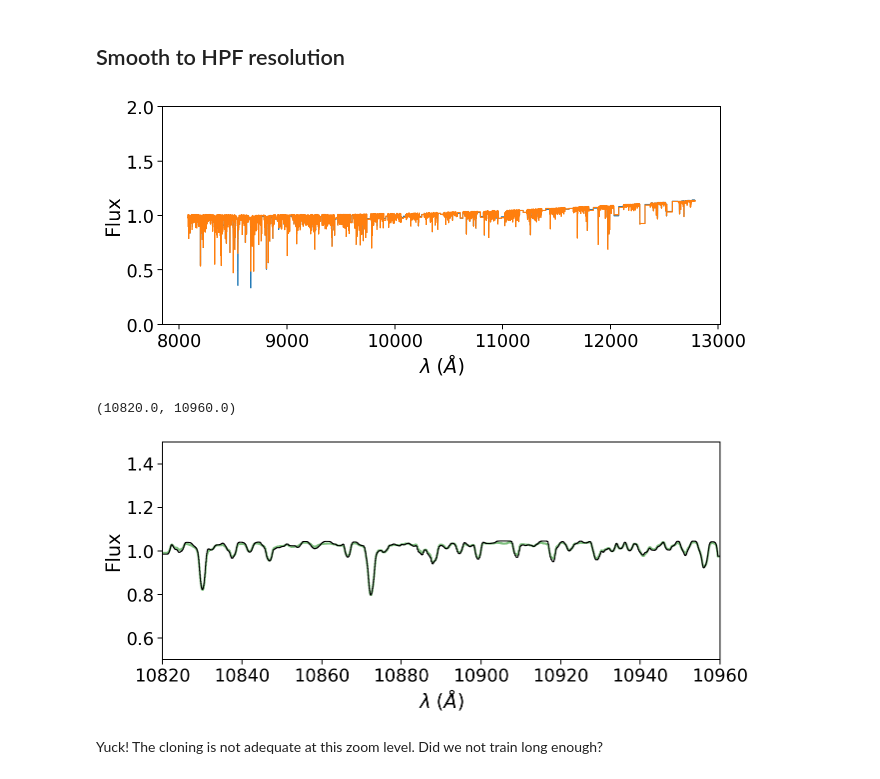
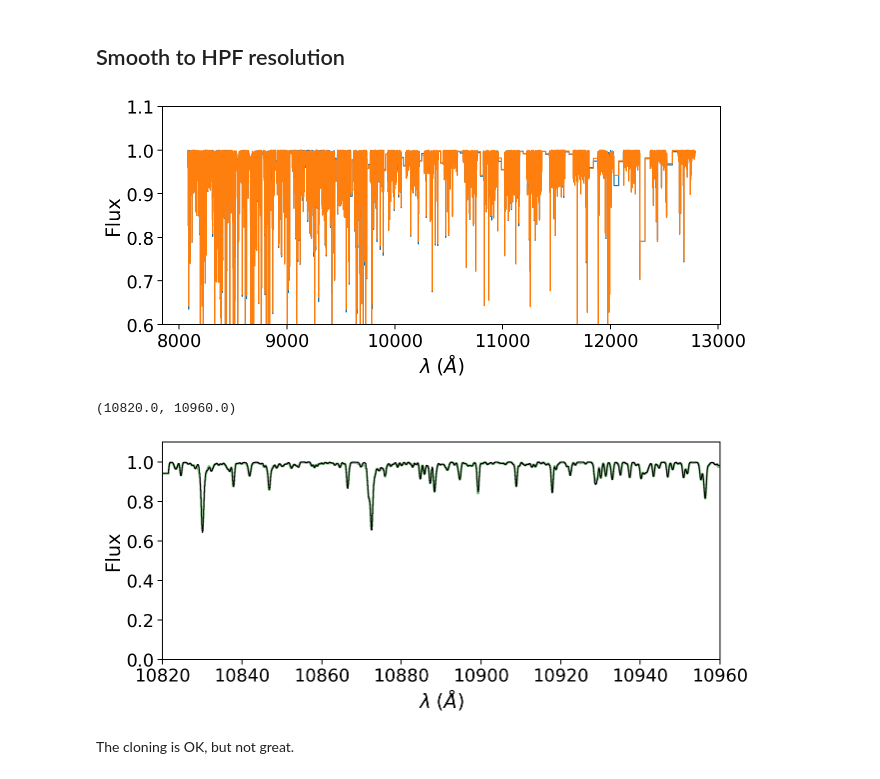
Before and after one commit to gully/blase, a Jupyter notebook: notebooks/gollum_refactor.ipynb, the cells around one changed output. Cells and saved outputs as stored; diff of their text form; code cells hidden in the pictures.

Commit message:
Experiments with better cloning performance

```diff
--- a/notebooks/gollum_refactor.ipynb
+++ b/notebooks/gollum_refactor.ipynb
@@ -28,0 +30,2 @@ spec.plot()
+# %%
+flattened_spec = spec.divide(continuum, handle_meta='ff')
@@ -29,3 +37,6 @@ spec.plot()
+# %%
+x_vector = flattened_spec.wavelength.value
+y_vector = flattened_spec.flux.value
 # %% [markdown]
 # Emulator
 # %%
@@ -56,7 +85,7 @@ tensor(4, device='cuda:0')
 # %%
 model_params['amplitudes'][bad_mask] = 0
 # %%
-emulator = PhoenixEmulator(x_vector, y_vector, prominence=0.05,)
+emulator = PhoenixEmulator(x_vector, y_vector, prominence=0.02,)
 # %%
 emulator.load_state_dict(model_params)
 # %% [output]
@@ -176,7 +214,7 @@ hpf_spectrum = echelle_orders.sky_subtract(method='vector')\
 # %%
 def simulate_observation(spectrum):
     """Simulate an observation with HPF"""
-    return spectrum.rotationally_broaden(13.5)\
+    return spectrum.rotationally_broaden(4.5)\
                     .rv_shift(0.0)\
                     .instrumental_broaden(resolving_power=55_000)\
                     .resample(hpf_spectrum)
@@ -184,20 +222,22 @@ def simulate_observation(spectrum):
 original_sim = simulate_observation(original_native)
 clone_sim = simulate_observation(clone_native)
 # %%
-ax = original_sim.plot(ylo=0, yhi=2)
+ax = original_sim.plot(ylo=0.6, yhi=1.1)
 clone_sim.plot(ax=ax);
 # %% [output]
-[figure, old version]
+[figure, new version]
 # %%
-ax = original_sim.plot(ylo=0.5, yhi=1.5, color='g', lw=2, alpha=0.5)
+ax = original_sim.plot(ylo=0.0, yhi=1.1, color='g', lw=2, alpha=0.5)
 clone_sim.plot(ax=ax, color='k', lw=1)
 ax.plot()
 ax.set_xlim(10820, 10960)
+#plt.xlim(10_900, 11_010)
+#plt.xlim(10_900, 11_010)
 # %% [output]
 (10820.0, 10960.0)
-[figure, old version]
+[figure, new version]
 # %% [markdown]
-Yuck!  The cloning is not adequate at this zoom level.  Did we not train long enough?
+The cloning is OK, but not great.
 # %%
 residual_spec = (original_sim - clone_sim)*100
 # %%
```
Also changed, not shown: parts of 41 cells of this notebook.
